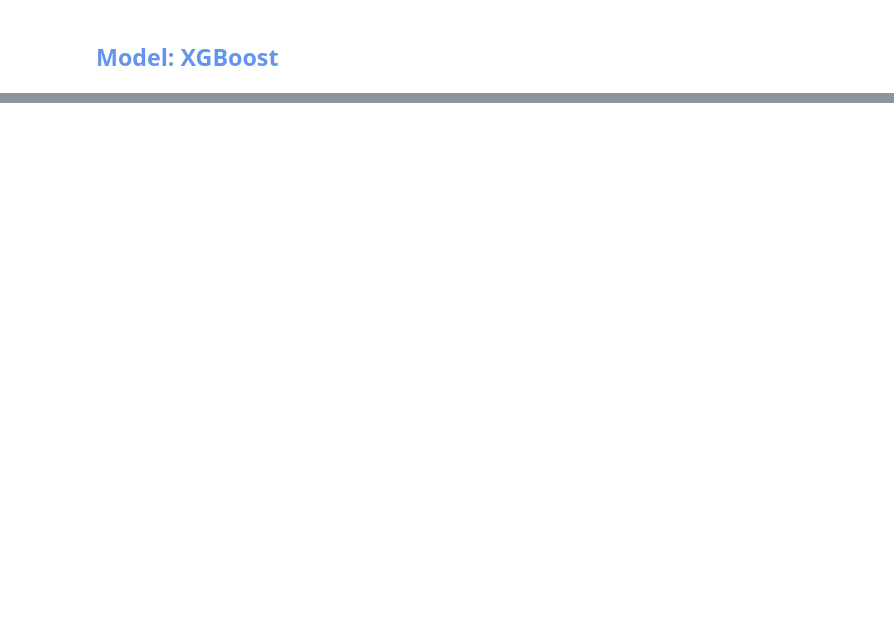
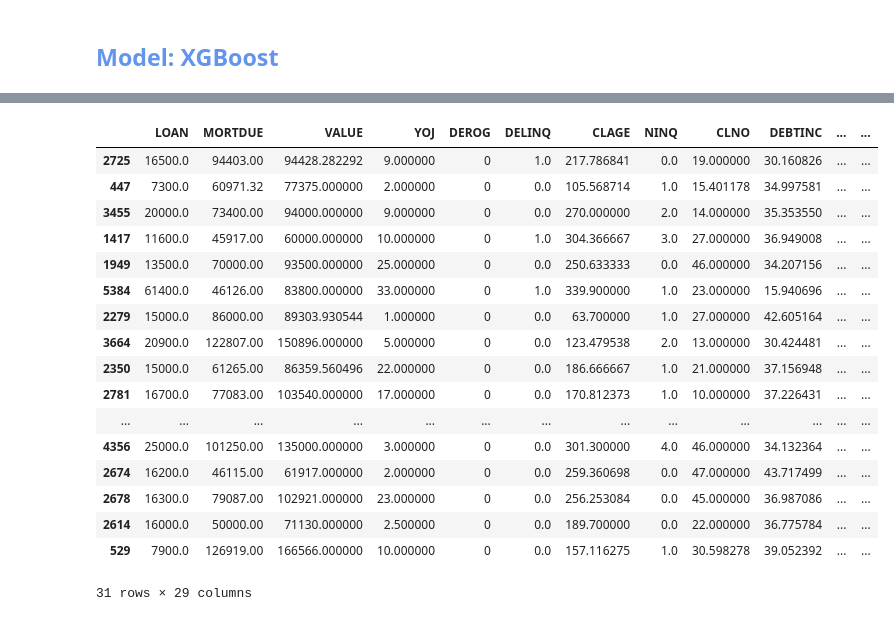
Before and after one commit to LuisMB09/modelos_de_credito, a Jupyter notebook: Proyecto2/Credit_Model.ipynb, the cells around one changed output, grey strips where cells are left out. Drawn from its saved outputs; the diff is of its cells as text; code cells hidden in the pictures; blank space fills up the shorter version.

```diff
--- a/Proyecto2/Credit_Model.ipynb
+++ b/Proyecto2/Credit_Model.ipynb
@@ -233,0 +453,21 @@ weighted avg       0.80      0.70      0.72      1000
+# %%
+data_test[(data_test.model_prediction == 0) & (data_test.BAD == 1)]
+# %% [output]
+|  | LOAN | MORTDUE | VALUE | YOJ | DEROG | DELINQ | CLAGE | NINQ | CLNO | DEBTINC | ... | ... |
+| 2725 | 16500.0 | 94403.00 | 94428.282292 | 9.000000 | 0 | 1.0 | 217.786841 | 0.0 | 19.000000 | 30.160826 | ... | ... |
+| 447 | 7300.0 | 60971.32 | 77375.000000 | 2.000000 | 0 | 0.0 | 105.568714 | 1.0 | 15.401178 | 34.997581 | ... | ... |
+| 3455 | 20000.0 | 73400.00 | 94000.000000 | 9.000000 | 0 | 0.0 | 270.000000 | 2.0 | 14.000000 | 35.353550 | ... | ... |
+| 1417 | 11600.0 | 45917.00 | 60000.000000 | 10.000000 | 0 | 1.0 | 304.366667 | 3.0 | 27.000000 | 36.949008 | ... | ... |
+| 1949 | 13500.0 | 70000.00 | 93500.000000 | 25.000000 | 0 | 0.0 | 250.633333 | 0.0 | 46.000000 | 34.207156 | ... | ... |
+| 5384 | 61400.0 | 46126.00 | 83800.000000 | 33.000000 | 0 | 1.0 | 339.900000 | 1.0 | 23.000000 | 15.940696 | ... | ... |
+| 2279 | 15000.0 | 86000.00 | 89303.930544 | 1.000000 | 0 | 0.0 | 63.700000 | 1.0 | 27.000000 | 42.605164 | ... | ... |
+| 3664 | 20900.0 | 122807.00 | 150896.000000 | 5.000000 | 0 | 0.0 | 123.479538 | 2.0 | 13.000000 | 30.424481 | ... | ... |
+| 2350 | 15000.0 | 61265.00 | 86359.560496 | 22.000000 | 0 | 0.0 | 186.666667 | 1.0 | 21.000000 | 37.156948 | ... | ... |
+| 2781 | 16700.0 | 77083.00 | 103540.000000 | 17.000000 | 0 | 0.0 | 170.812373 | 1.0 | 10.000000 | 37.226431 | ... | ... |
+| ... | ... | ... | ... | ... | ... | ... | ... | ... | ... | ... | ... | ... |
+| 4356 | 25000.0 | 101250.00 | 135000.000000 | 3.000000 | 0 | 0.0 | 301.300000 | 4.0 | 46.000000 | 34.132364 | ... | ... |
+| 2674 | 16200.0 | 46115.00 | 61917.000000 | 2.000000 | 0 | 0.0 | 259.360698 | 0.0 | 47.000000 | 43.717499 | ... | ... |
+| 2678 | 16300.0 | 79087.00 | 102921.000000 | 23.000000 | 0 | 0.0 | 256.253084 | 0.0 | 45.000000 | 36.987086 | ... | ... |
+| 2614 | 16000.0 | 50000.00 | 71130.000000 | 2.500000 | 0 | 0.0 | 189.700000 | 0.0 | 22.000000 | 36.775784 | ... | ... |
+| 529 | 7900.0 | 126919.00 | 166566.000000 | 10.000000 | 0 | 0.0 | 157.116275 | 1.0 | 30.598278 | 39.052392 | ... | ... |
+31 rows × 29 columns
```
Also changed, not shown: parts of 23 cells of this notebook, 9 other files.
